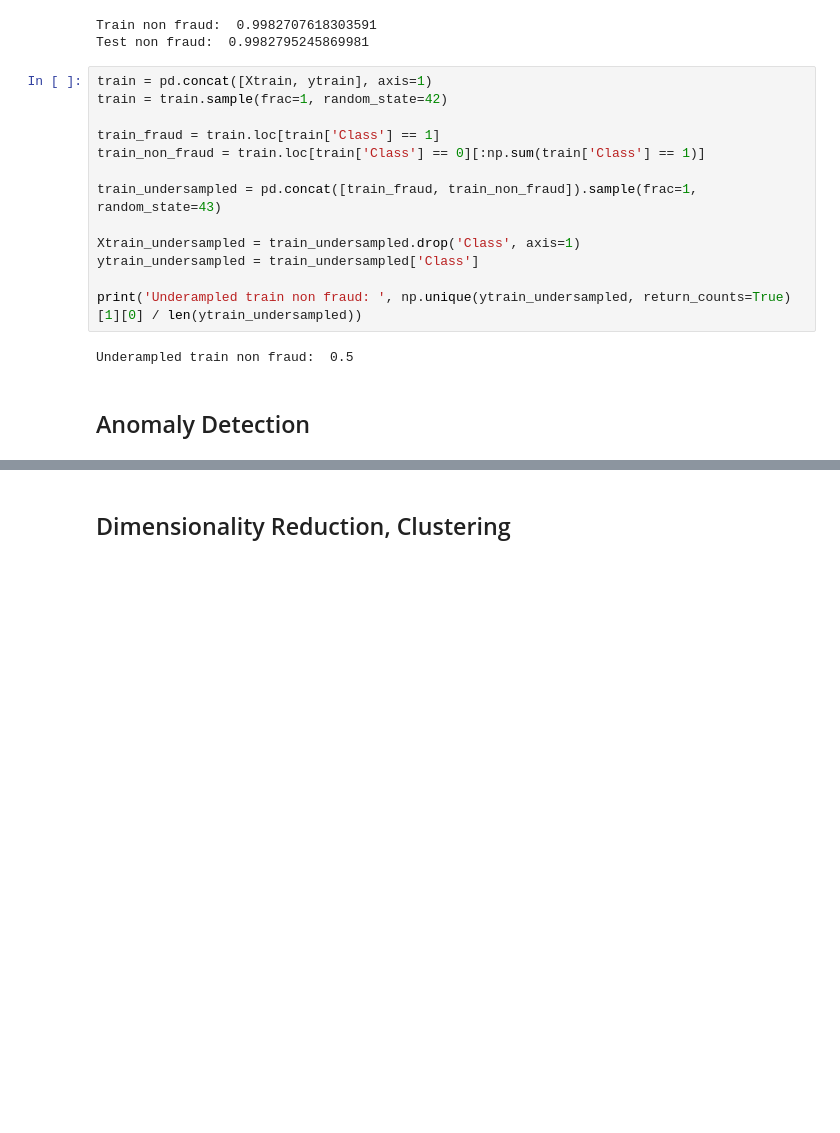
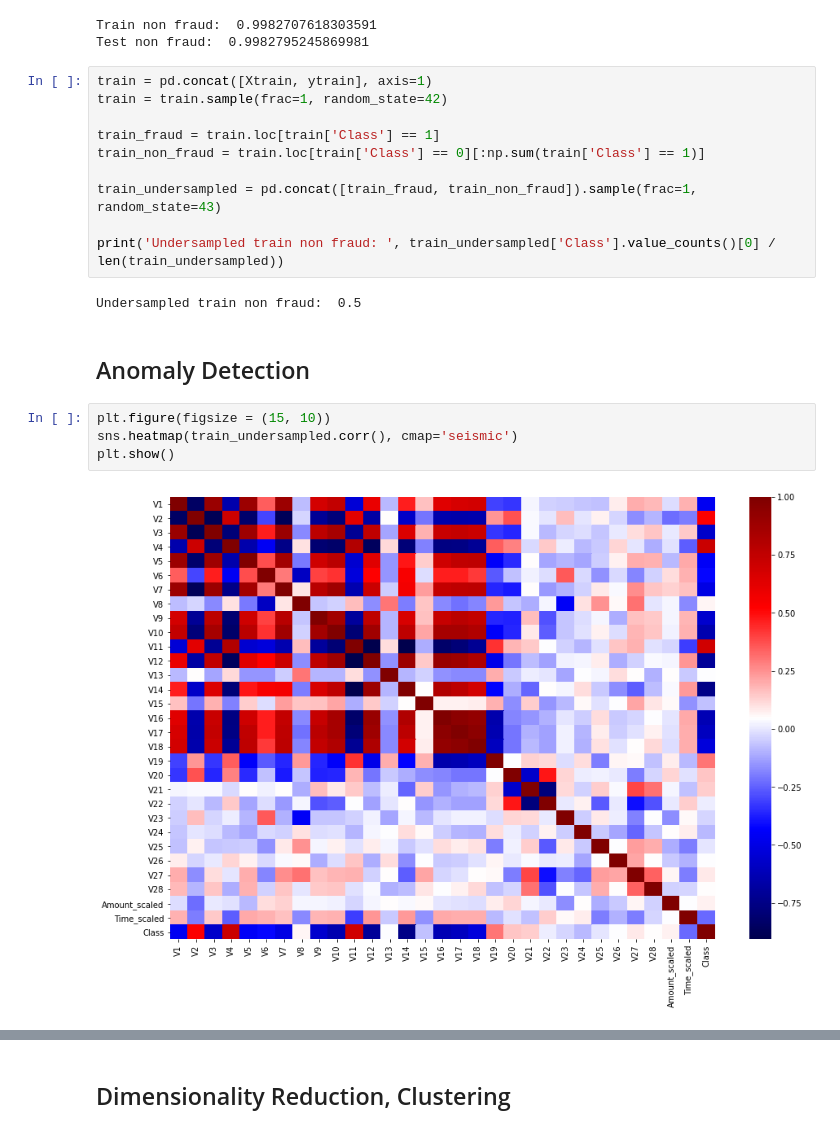
Before and after one commit to mw01github/Credit-Card-Fraud-Detection, a Jupyter notebook: Analysis.ipynb, the cells around one changed output, grey strips where cells are left out. Drawn from its saved outputs; the diff is of its cells as text; blank space fills up the shorter version.

```diff
--- a/Analysis.ipynb
+++ b/Analysis.ipynb
@@ -71,11 +102,14 @@ train_non_fraud = train.loc[train['Class'] == 0][:np.sum(train['Class'] == 1)]
 
 train_undersampled = pd.concat([train_fraud, train_non_fraud]).sample(frac=1, random_state=43)
 
-Xtrain_undersampled = train_undersampled.drop('Class', axis=1)
-ytrain_undersampled = train_undersampled['Class']
-
-print('Underampled train non fraud: ', np.unique(ytrain_undersampled, return_counts=True)[1][0] / len(ytrain_undersampled))
+print('Undersampled train non fraud: ', train_undersampled['Class'].value_counts()[0] / len(train_undersampled))
 # %% [output]
-Underampled train non fraud:  0.5
+Undersampled train non fraud:  0.5
 # %% [markdown]
 ## Anomaly Detection
+# %%
+plt.figure(figsize = (15, 10))
+sns.heatmap(train_undersampled.corr(), cmap='seismic')
+plt.show()
+# %% [output]
+[figure, added]
```
Also changed, not shown: parts of 12 cells of this notebook.
